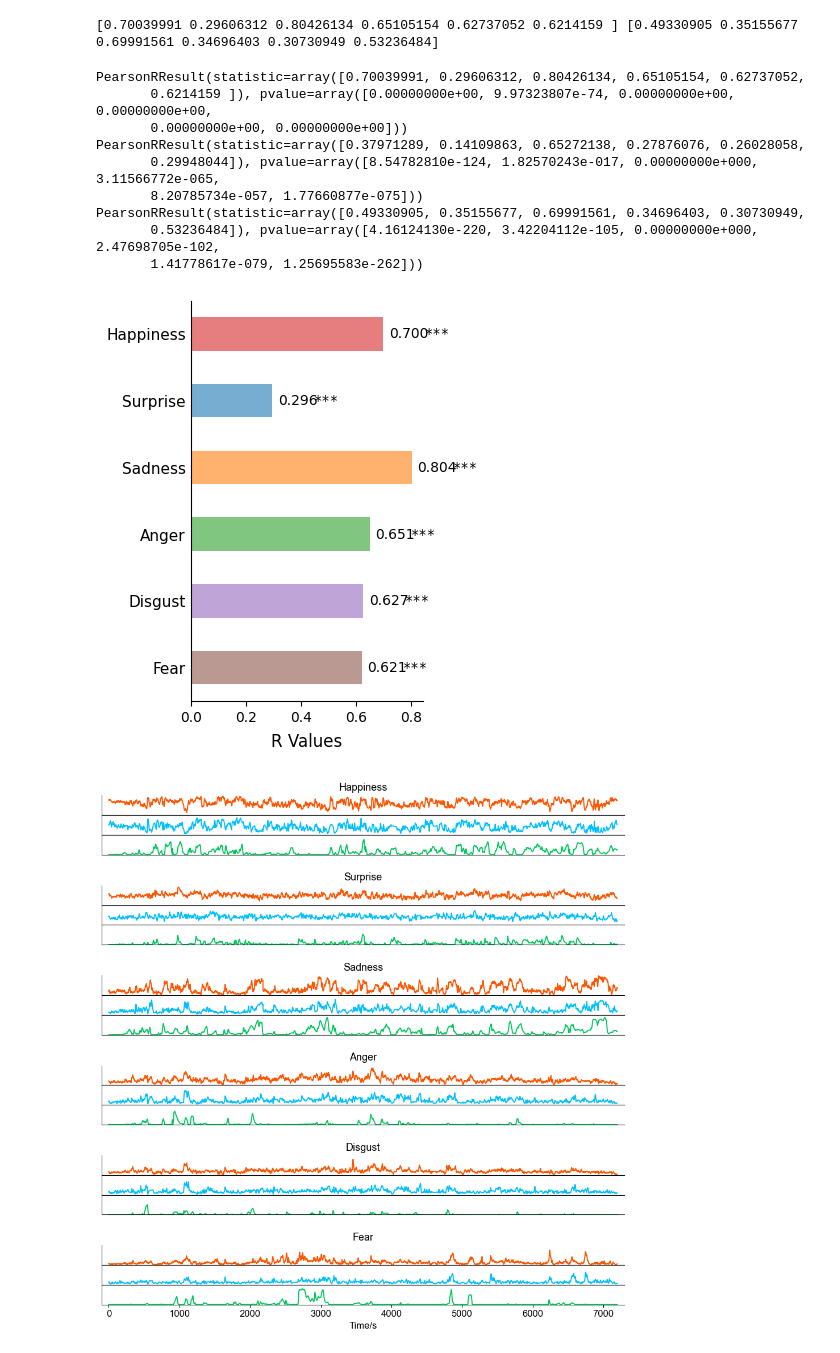
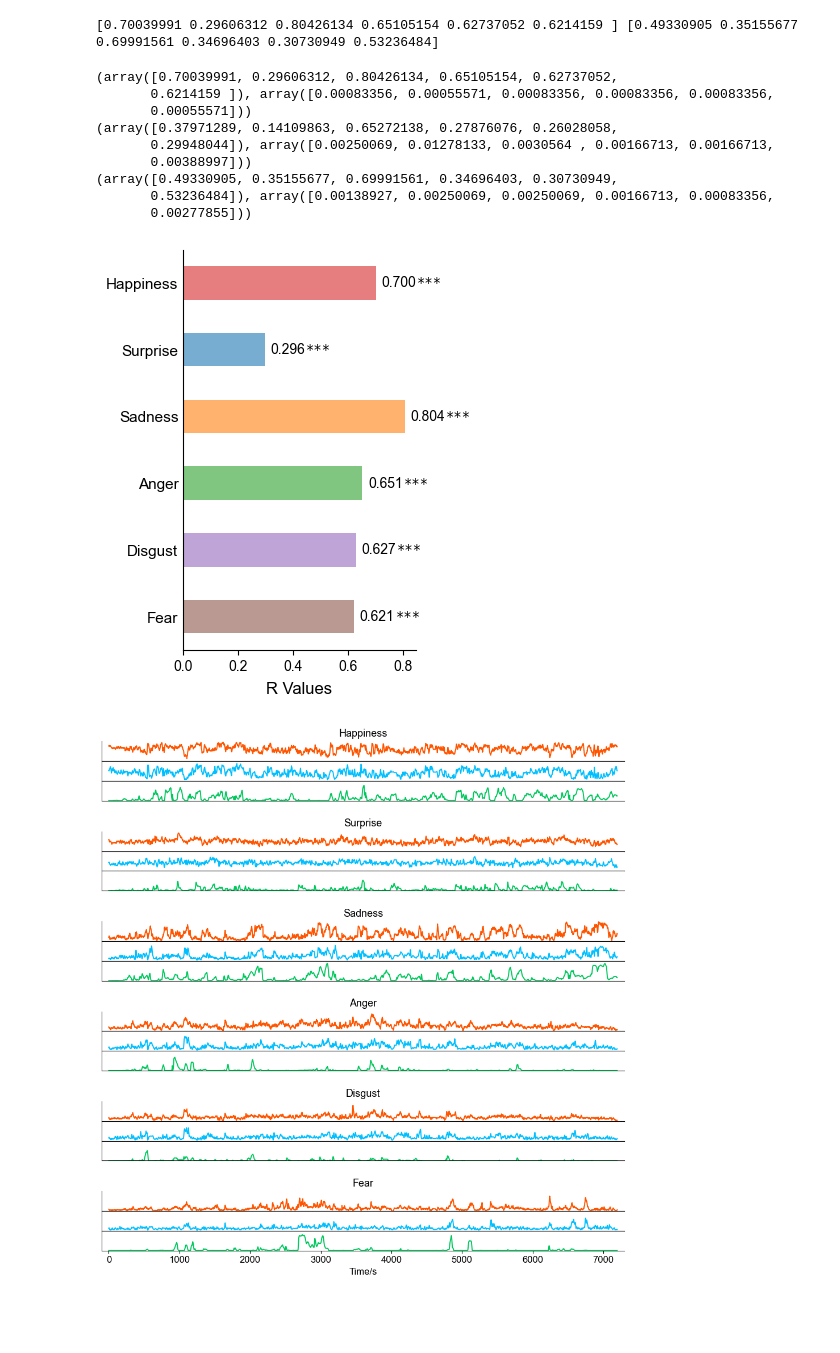
Before and after one commit to ncclab-sustech/DyEmo-movieDanmu, a Jupyter notebook: reproduce_figure3.ipynb, the cells around one changed output. Saved outputs shown, nothing was run; the diff lists cells and outputs as text; code cells hidden in the pictures; blank space fills up the shorter version.

```diff
--- a/reproduce_figure3.ipynb
+++ b/reproduce_figure3.ipynb
@@ -8,12 +8,13 @@ import matplotlib.pyplot as plt
 from matplotlib import font_manager as fm
 import os
 
-font_path = '/mnt/dataset0/lzs/.fonts/arial.ttf'
-assert os.path.exists(font_path)
+# font_path = '/mnt/dataset0/lzs/.fonts/arial.ttf'
+# assert os.path.exists(font_path)
 
-fm.fontManager.addfont(font_path)
+# fm.fontManager.addfont(font_path)
 
-font_name = fm.FontProperties(fname=font_path).get_name()
+# font_name = fm.FontProperties(fname=font_path).get_name()
+font_name = 'Arial'
 print("Internal font name =", font_name)
 
 mpl.rcParams['font.family'] = [font_name]
@@ -124,8 +190,9 @@ for i in range(ratings_smoothed.shape[0]):
     ratings_smoothed[i,:] = np.mean(tmp, axis=0)
 # %%
 rs = np.zeros((3,6))
+ps_perm = np.full((3,6), np.nan)
 for i in range(6):
-    rs[0,i] = np.corrcoef(danmu_human_smoothed[:,i], ratings_smoothed[:,i])[0,1]
+    rs[0,i], ps_perm[0,i] = time_series_permutation_test(danmu_human_smoothed[:,i], ratings_smoothed[:,i])
 print(rs[0])
 # %% [output]
 [0.37971289 0.14109863 0.65272138 0.27876076 0.26028058 0.29948044]
@@ -200,66 +267,73 @@ print(rs[1,:], rs[2,:])
 [0.70039991 0.29606312 0.80426134 0.65105154 0.62737052 0.6214159 ] [0.49330905 0.35155677 0.69991561 0.34696403 0.30730949 0.53236484]
 # %%
 from scipy import stats
-result = stats.pearsonr(preds_smoothed, danmu_human_smoothed)
+result = time_series_permutation_test(preds_smoothed, danmu_human_smoothed)
 print(result)
-result = stats.pearsonr(ratings_smoothed, danmu_human_smoothed)
+result = time_series_permutation_test(ratings_smoothed, danmu_human_smoothed)
 print(result)
-result = stats.pearsonr(ratings_smoothed, preds_smoothed)
+result = time_series_permutation_test(ratings_smoothed, preds_smoothed)
 print(result)
 # %% [output]
-PearsonRResult(statistic=array([0.70039991, 0.29606312, 0.80426134, 0.65105154, 0.62737052,
-       0.6214159 ]), pvalue=array([0.00000000e+00, 9.97323807e-74, 0.00000000e+00, 0.00000000e+00,
-       0.00000000e+00, 0.00000000e+00]))
-PearsonRResult(statistic=array([0.37971289, 0.14109863, 0.65272138, 0.27876076, 0.26028058,
-       0.29948044]), pvalue=array([8.54782810e-124, 1.82570243e-017, 0.00000000e+000, 3.11566772e-065,
-       8.20785734e-057, 1.77660877e-075]))
-PearsonRResult(statistic=array([0.49330905, 0.35155677, 0.69991561, 0.34696403, 0.30730949,
-       0.53236484]), pvalue=array([4.16124130e-220, 3.42204112e-105, 0.00000000e+000, 2.47698705e-102,
-       1.41778617e-079, 1.25695583e-262]))
+(array([0.70039991, 0.29606312, 0.80426134, 0.65105154, 0.62737052,
+       0.6214159 ]), array([0.00083356, 0.00055571, 0.00083356, 0.00083356, 0.00083356,
+       0.00055571]))
+(array([0.37971289, 0.14109863, 0.65272138, 0.27876076, 0.26028058,
+       0.29948044]), array([0.00250069, 0.01278133, 0.0030564 , 0.00166713, 0.00166713,
+       0.00388997]))
+(array([0.49330905, 0.35155677, 0.69991561, 0.34696403, 0.30730949,
+       0.53236484]), array([0.00138927, 0.00250069, 0.00250069, 0.00166713, 0.00083356,
+       0.00277855]))
 # %%
 import matplotlib.pyplot as plt
 import numpy as np
 
-values = stats.pearsonr(preds_smoothed, danmu_human_smoothed)[0][::-1]
+values, p_values = time_series_permutation_test(preds_smoothed, danmu_human_smoothed)
+values = values[::-1]
+p_values = p_values[::-1]
 labels = ["Happiness", "Surprise", "Sadness", "Anger", "Disgust", "Fear"][::-1]
 six_colors = ['#d62728', '#1f77b4', '#ff7f0e', '#2ca02c', '#9467bd', '#8c564b'][::-1]
 
 y = np.arange(len(values))
 fig, ax = plt.subplots(figsize=(3., 5.2))
 
 bars = ax.barh(y, values, color=six_colors, height=0.5,alpha=0.6)
 
-# y 轴设置
 ax.set_yticks(y)
 ax.set_yticklabels(labels, fontsize=11)
 ax.set_ylim(-0.5, len(values) - 0.5)
 
-# ✅ 添加 x 轴 label
 ax.set_xlabel("R Values", fontsize=12, labelpad=6)
 
-# ✅ 移除 y 轴“突出来的短线”
-ax.tick_params(axis='y', length=0)  # 隐藏小短线
-# ax.spines['left'].set_visible(False)  # 如果你只要文本，不要线条，可以加上这句
+ax.tick_params(axis='y', length=0)
+# ax.spines['left'].set_visible(False)
 
-# 美化
 ax.xaxis.set_ticks_position('bottom')
 ax.spines['top'].set_visible(False)
 ax.spines['right'].set_visible(False)
 
-# 数值标签
-for rect, v in zip(bars, values):
+for rect, v, p_value in zip(bars, values, p_values):
     ax.text(rect.get_width() + 0.02,
             rect.get_y() + rect.get_height() / 2,
             f"{v:.3f}", va='center', ha='left', fontsize=10)
+    if np.isnan(p_value):
+        star = "na"
+    elif p_value < 0.001:
+        star = "***"
+    elif p_value < 0.01:
+        star = "**"
+    elif p_value < 0.05:
+        star = "*"
+    else:
+        star = "ns"
     ax.text(rect.get_width() + 0.15,
             rect.get_y() + rect.get_height() / 2,
-            "***",fontfamily='monospace',
+            star,fontfamily='monospace',
             va='center', ha='left', fontsize=10)
 #plt.tight_layout()
 plt.savefig('figures/danmu_huamn_pearsonr.svg', dpi=300, bbox_inches='tight')
 plt.show()
 # %% [output]
-[figure, old version]
+[figure, new version]
 # %%
 # Long movie
 import h5py
```
Also changed, not shown: parts of 7 cells of this notebook, 18 other files.
